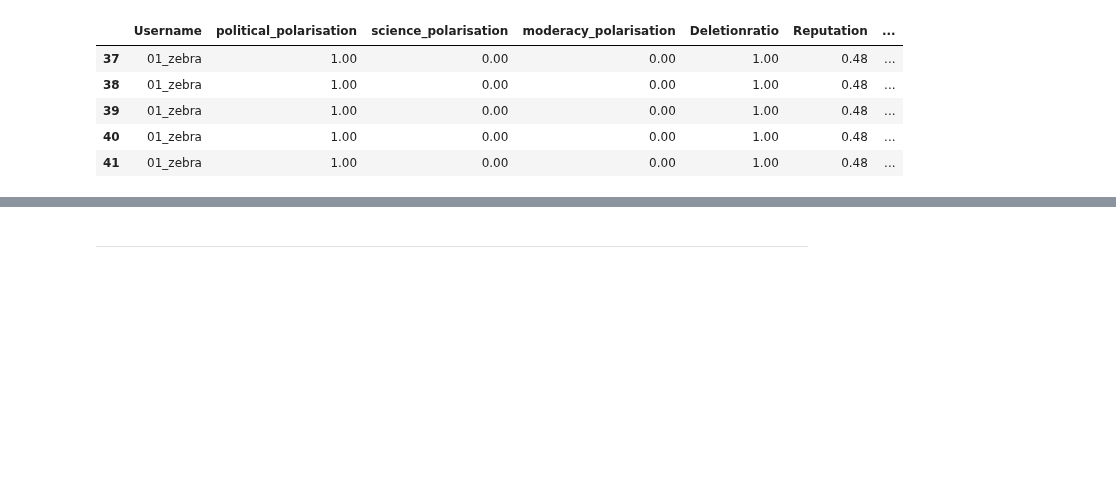
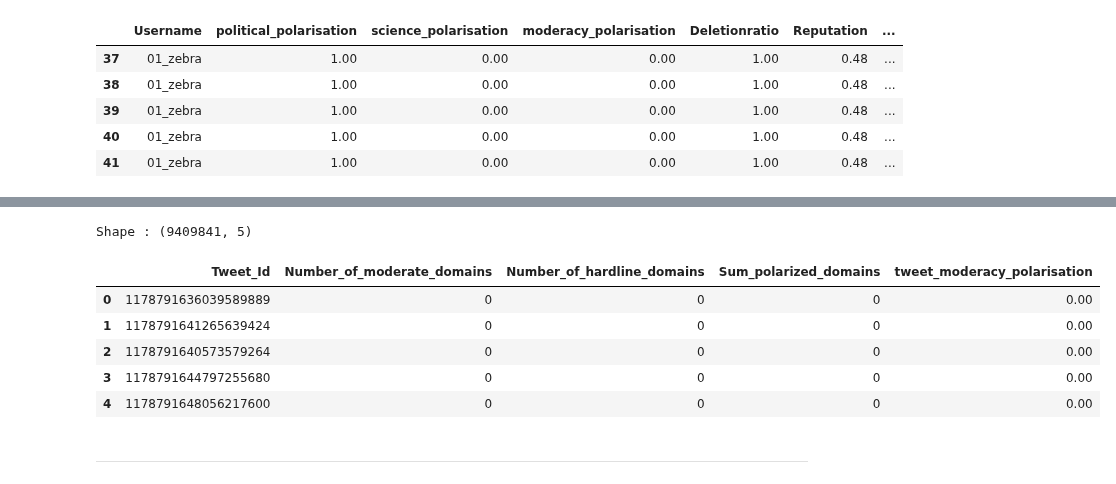
Before and after one commit to MoSamani/Deleted-Tweets, a Jupyter notebook: user_polarisiation/TweetsKB_tweets_of_polarised_users.ipynb, the cells around one changed output, grey strips where cells are left out. Drawn from its saved outputs; the diff is of its cells as text; code cells hidden in the pictures; blank space fills up the shorter version.

```diff
--- a/user_polarisiation/TweetsKB_tweets_of_polarised_users.ipynb
+++ b/user_polarisiation/TweetsKB_tweets_of_polarised_users.ipynb
@@ -139 +173,16 @@ df_tweetskb_polarized_users[df_tweetskb_polarized_users['moderacy_polarisation']
+# %%
+path = '../data/tweetskb_moderacy_polarized_tweets.tsv'
+
+df_tweetskb_moderacy_polarized_tweets = pd.read_csv(path, sep='\t', error_bad_lines=False, names=['Tweet_Id', 'Number_of_moderate_domains', 'Number_of_hardline_domains', 'Sum_polarized_domains', 'tweet_moderacy_polarisation'])
+
+print('Shape :', df_tweetskb_moderacy_polarized_tweets.shape)
+df_tweetskb_moderacy_polarized_tweets.head()
+# %% [output]
+Shape : (9409841, 5)
+|  | Tweet_Id | Number_of_moderate_domains | Number_of_hardline_domains | Sum_polarized_domains | tweet_moderacy_polarisation |
+| 0 | 1178791636039589889 | 0 | 0 | 0 | 0.00 |
+| 1 | 1178791641265639424 | 0 | 0 | 0 | 0.00 |
+| 2 | 1178791640573579264 | 0 | 0 | 0 | 0.00 |
+| 3 | 1178791644797255680 | 0 | 0 | 0 | 0.00 |
+| 4 | 1178791648056217600 | 0 | 0 | 0 | 0.00 |
 # %%
```
Also changed, not shown: parts of 6 cells of this notebook, 11 other files.
